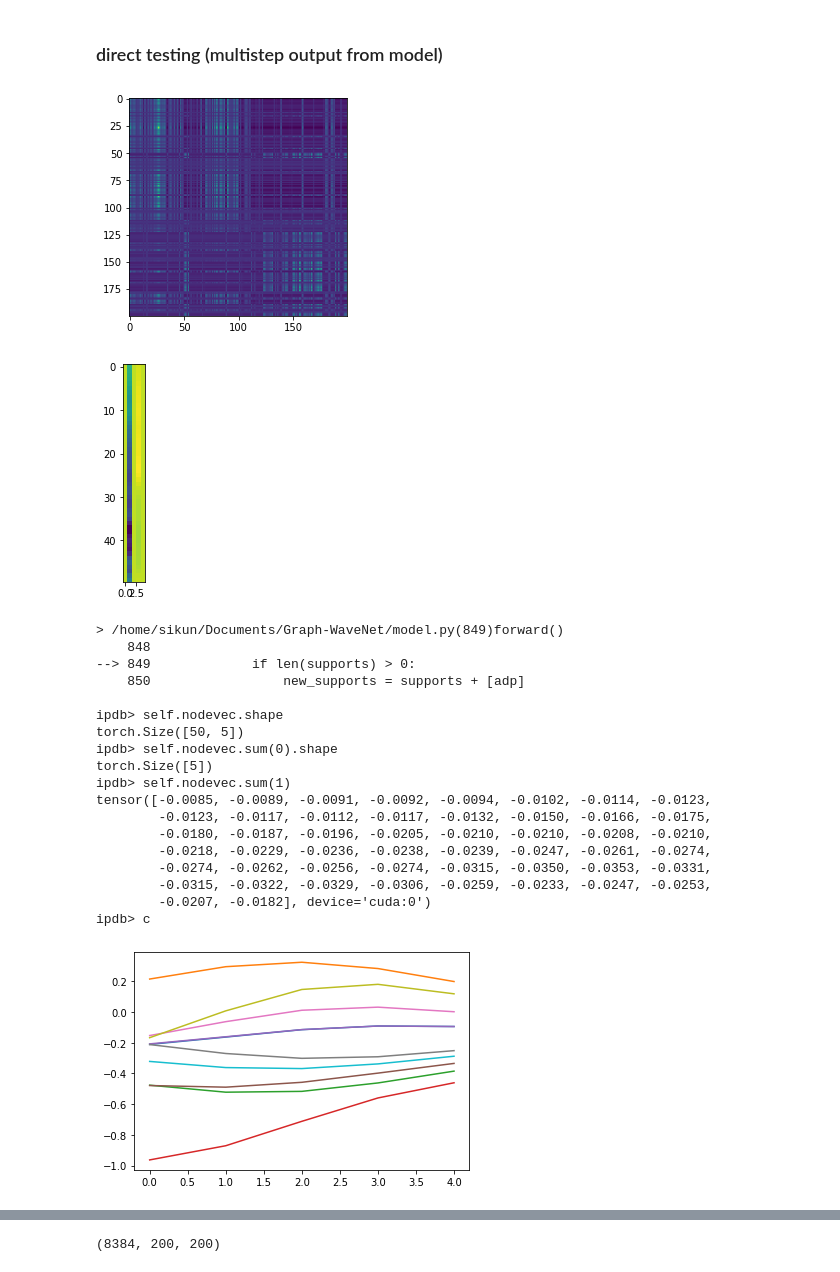
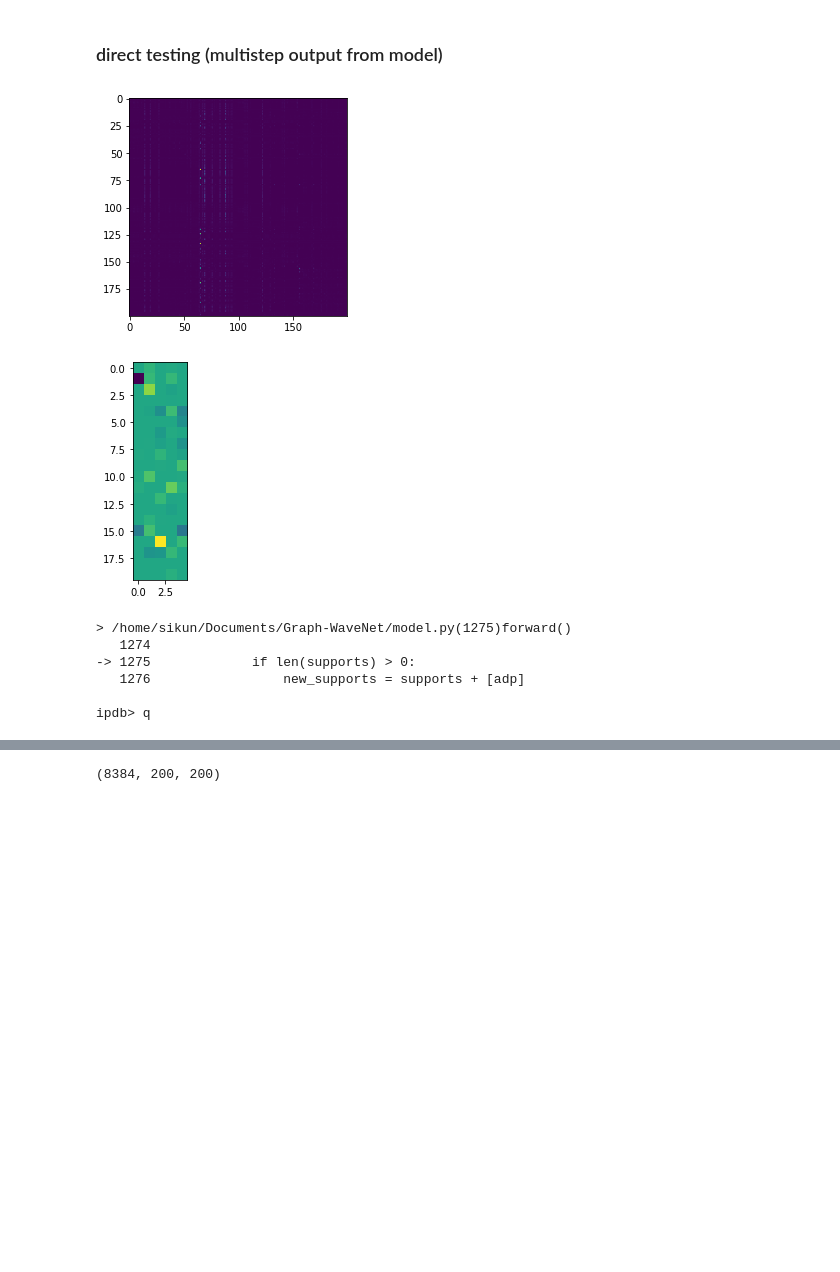
Before and after one commit to sklin93/Graph-WaveNet, a Jupyter notebook: fmri_exp.ipynb, the cells around one changed output, grey strips where cells are left out. Cells and saved outputs as stored; diff of their text form; code cells hidden in the pictures; blank space fills up the shorter version.

```diff
--- a/fmri_exp.ipynb
+++ b/fmri_exp.ipynb
@@ -311,5 +315,6 @@ def proc_helper(a, b, len_adj, no_scaler=False):
     a = scaler_a.transform(a.reshape(-1, a.shape[-1])).reshape(a.shape)
     return nTrain, nValid, nTest, a, b, scaler_a, adj_mx_idx
 # %%
-nTrain, nValid, nTest, _input, _gt, scaler_x, adj_mx_idx = proc_helper(_input, _gt, len(adjs))
+# nTrain, nValid, nTest, _input, _gt, scaler_x, adj_mx_idx = proc_helper(_input, _gt, len(adjs))
+nTrain, nValid, nTest, _input, _, scaler_x, adj_mx_idx = proc_helper(_input, _input, len(adjs)) #same in-out autoencoder
 # %% [output]
@@ -424,6 +408,11 @@ for i in range(1, epochs+1):
                 x, y, adj_idx, _coeffs, adjinit['train'] = shuffle(x, y, adj_idx, _coeffs, adjinit['train'])
             else:
                 x, y, adj_idx, adjinit['train'] = shuffle(x, y, adj_idx, adjinit['train'])
+        else:
+            if scatter:
+                x, y, adj_idx, _coeffs = shuffle(x, y, adj_idx, _coeffs)
+            else:
+                x, y, adj_idx = shuffle(x, y, adj_idx)
     else:
         if scatter:
             x, y, adj_idx, _coeffs = shuffle(x, y, adj_idx, _coeffs)
@@ -583,0 +552,6 @@ his_loss = his_loss_val
+# %%
+engine = trainer(scaler_x, in_dim, window_len_x, _input.shape[-1], nhid,
+                 dropout, learning_rate, weight_decay, device,
+                 supports, gcn_bool, addaptadj, adjinit, kernel_size,
+                 blocks, layers, out_nodes=_input.shape[-1], F_t=1,
+                 subsample=False, F_only=True, batch_size=batch_size)
@@ -586,7 +725,7 @@ his_loss = his_loss_val
 # %% [markdown]
 ### loading pretrained models if any
 # %%
-model_name = 'garage/CRASH_rest_epoch_9_0.19.pth'
+model_name = 'garage/CRASH_rest_epoch_14_0.82.pth'
 pretrained_dict = torch.load(model_name)
 
 model_dict = engine.model.state_dict()
@@ -599,6 +738,7 @@ engine.model.load_state_dict(model_dict)
 ### direct testing (multistep output from model)
 # %%
 # testing
+
 amae = []
 amape = []
 armse = []
@@ -616,7 +756,7 @@ adj_idx = adj_mx_idx[-nTest:]
 if scatter:
     _coeffs = coeffs[-nTest:]
 
-for batch_i in tqdm(range(nTest//batch_size)):
+for batch_i in tqdm_notebook(range(nTest//batch_size)):
     _adj_idx = adj_idx[batch_i * batch_size: (batch_i + 1) * batch_size]
     _x = torch.Tensor(x[batch_i * batch_size: (batch_i + 1) * batch_size][...,None]).to(device).transpose(1, 3)
     if scatter:
@@ -651,52 +791,39 @@ for batch_i in tqdm(range(nTest//batch_size)):
             # for in-network scatter checking
             # ipdb.set_trace()
             plt.figure('sig')
             plt.plot(real_Es[0][0].squeeze().cpu().numpy()[1,1], label='real')
             plt.plot(pred_Es[0].squeeze().cpu().numpy()[1,1], label='pred')
             plt.legend()
             # plt.savefig('sig.png')
 
             plt.figure('coeff')
             # plt.plot(real_Es[0][1].squeeze().cpu().numpy()[0,0], label='real')
             # plt.plot(pred_coeffs[0].squeeze().cpu().numpy()[0,0], label='pred')
             plt.plot(real_Es[0][1].squeeze().cpu().numpy()[1,1,0], label='real')
             plt.plot(pred_coeffs[0].squeeze().cpu().numpy()[1,1,0], label='pred')
             plt.legend()
             # plt.savefig('coeff.png')
             plt.show()
             ipdb.set_trace()
 
         else:
             plt.figure(0) # timestep 0
             plt.plot(real_Fs[0].squeeze().cpu().numpy()[3,0], label='real Fs')
             plt.plot(pred_Fs[0].squeeze().cpu().numpy()[3,0], label='pred Fs')
             plt.legend()
             plt.show()
-            plt.figure(1) # timestep 3
+            plt.figure(1) # timestep c3
             plt.plot(real_Fs[0].squeeze().cpu().numpy()[3,3], label='real Fs')
             plt.plot(pred_Fs[0].squeeze().cpu().numpy()[3,3], label='pred Fs')
             plt.legend()
             plt.show()
             ipdb.set_trace()
 # %% [output]
-[figure, old version]
+[figure, new version]
-[figure, old version]
+[figure, new version]
-> /home/sikun/Documents/Graph-WaveNet/model.py(849)forward()
-    848
---> 849             if len(supports) > 0:
-    850                 new_supports = supports + [adp]
+> /home/sikun/Documents/Graph-WaveNet/model.py(1275)forward()
+   1274
+-> 1275             if len(supports) > 0:
+   1276                 new_supports = supports + [adp]
 
-ipdb> self.nodevec.shape
-torch.Size([50, 5])
-ipdb> self.nodevec.sum(0).shape
-torch.Size([5])
-ipdb> self.nodevec.sum(1)
-tensor([-0.0085, -0.0089, -0.0091, -0.0092, -0.0094, -0.0102, -0.0114, -0.0123,
-        -0.0123, -0.0117, -0.0112, -0.0117, -0.0132, -0.0150, -0.0166, -0.0175,
-        -0.0180, -0.0187, -0.0196, -0.0205, -0.0210, -0.0210, -0.0208, -0.0210,
-        -0.0218, -0.0229, -0.0236, -0.0238, -0.0239, -0.0247, -0.0261, -0.0274,
-        -0.0274, -0.0262, -0.0256, -0.0274, -0.0315, -0.0350, -0.0353, -0.0331,
-        -0.0315, -0.0322, -0.0329, -0.0306, -0.0259, -0.0233, -0.0247, -0.0253,
-        -0.0207, -0.0182], device='cuda:0')
-ipdb> c
+ipdb> q
-[figure, removed]
```
Also changed, not shown: parts of 17 cells of this notebook, 5 other files.
